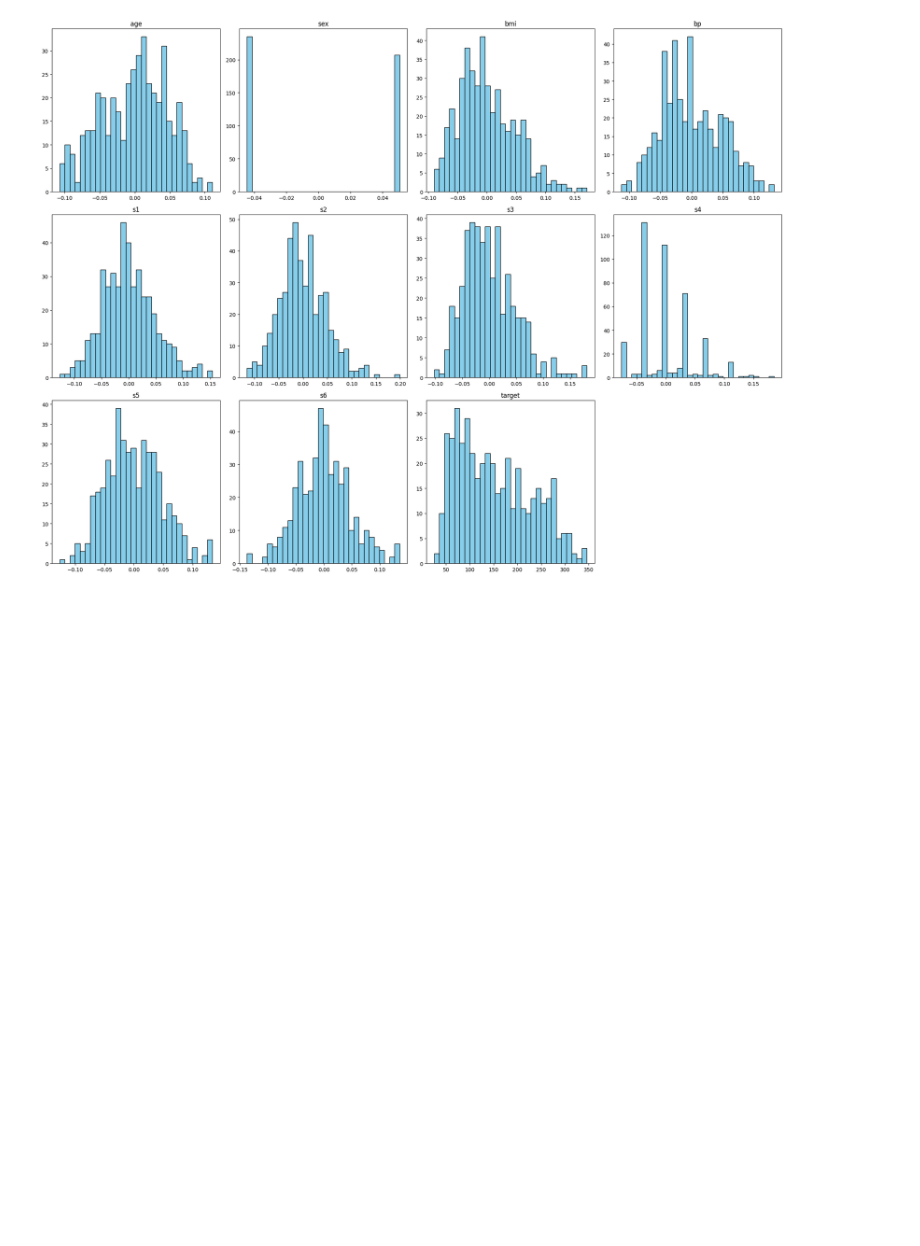
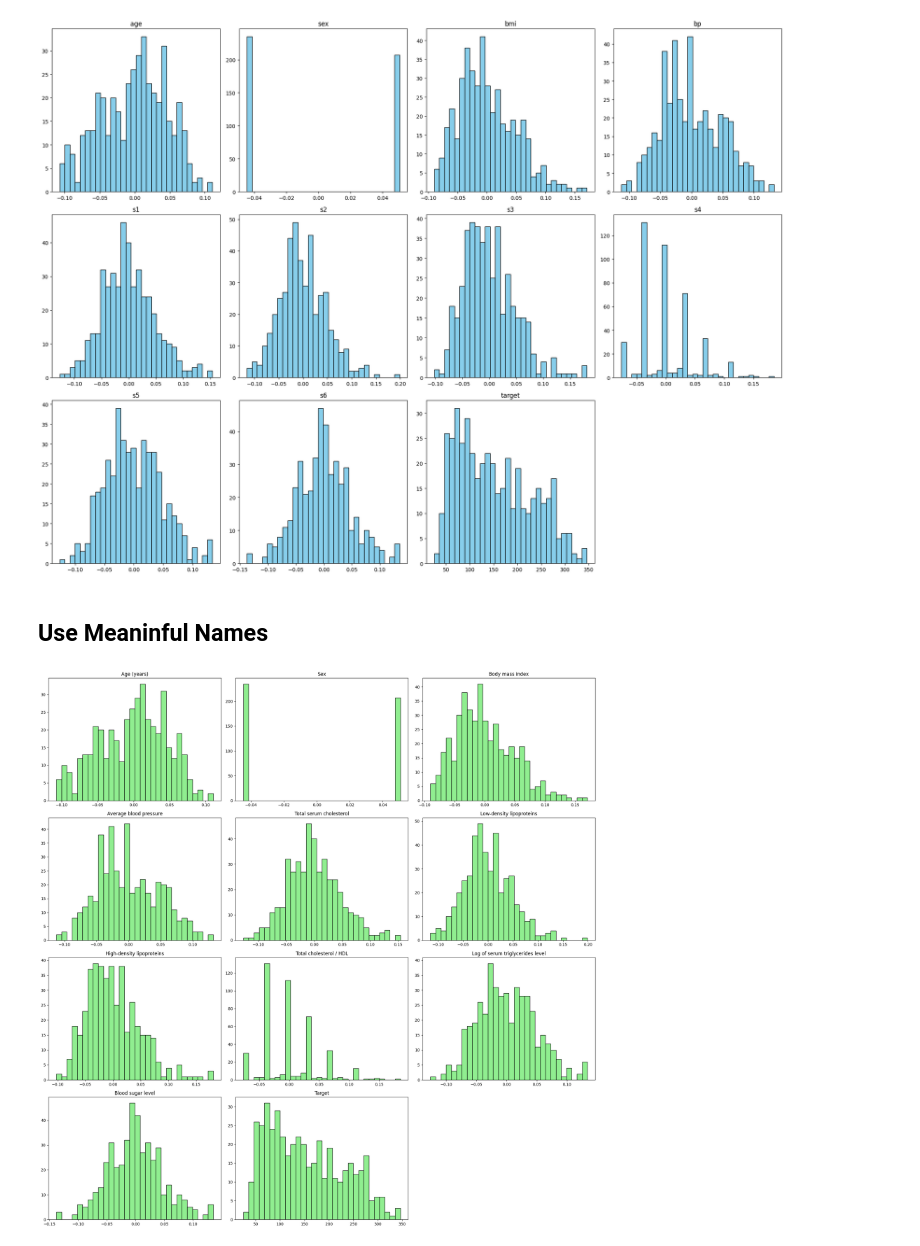
Before and after one commit to contento/lab.jupyter, a Jupyter notebook: dataset-diabetes.ipynb, the cells around one changed output. Drawn from its saved outputs; the diff is of its cells as text; code cells hidden in the pictures; blank space fills up the shorter version.

Commit message:
add dataset diabetes

```diff
--- a/dataset-diabetes.ipynb
+++ b/dataset-diabetes.ipynb
@@ -64,3 +64,33 @@ plt.tight_layout()
 plt.show()
 # %% [output]
 [figure]
+# %% [markdown]
+## Use Meaninful Names
+# %%
+# Change the column names to the detailed attribute names
+diabetes_df.columns = ['Age (years)', 'Sex', 'Body mass index', 'Average blood pressure',
+                       'Total serum cholesterol', 'Low-density lipoproteins',
+                       'High-density lipoproteins', 'Total cholesterol / HDL',
+                       'Log of serum triglycerides level', 'Blood sugar level', 'Target']
+
+# Create a figure with multiple subplots
+fig, axs = plt.subplots(4, 3, figsize=(20, 20))
+
+# Create histograms for each feature
+features = diabetes_df.columns
+for i, ax in enumerate(axs.flat):
+    if i < len(features):
+        ax.hist(diabetes_df[features[i]], bins=30, color='lightgreen', edgecolor='black')
+        ax.set_title(features[i], fontsize=12)
+        plt.setp(ax.get_xticklabels(), fontsize=10)
+        plt.setp(ax.get_yticklabels(), fontsize=10)
+
+# Remove empty subplots
+for i in range(len(features), len(axs.flat)):
+    fig.delaxes(axs.flat[i])
+
+# Show the plot
+plt.tight_layout()
+plt.show()
+# %% [output]
+[figure, added]
```
